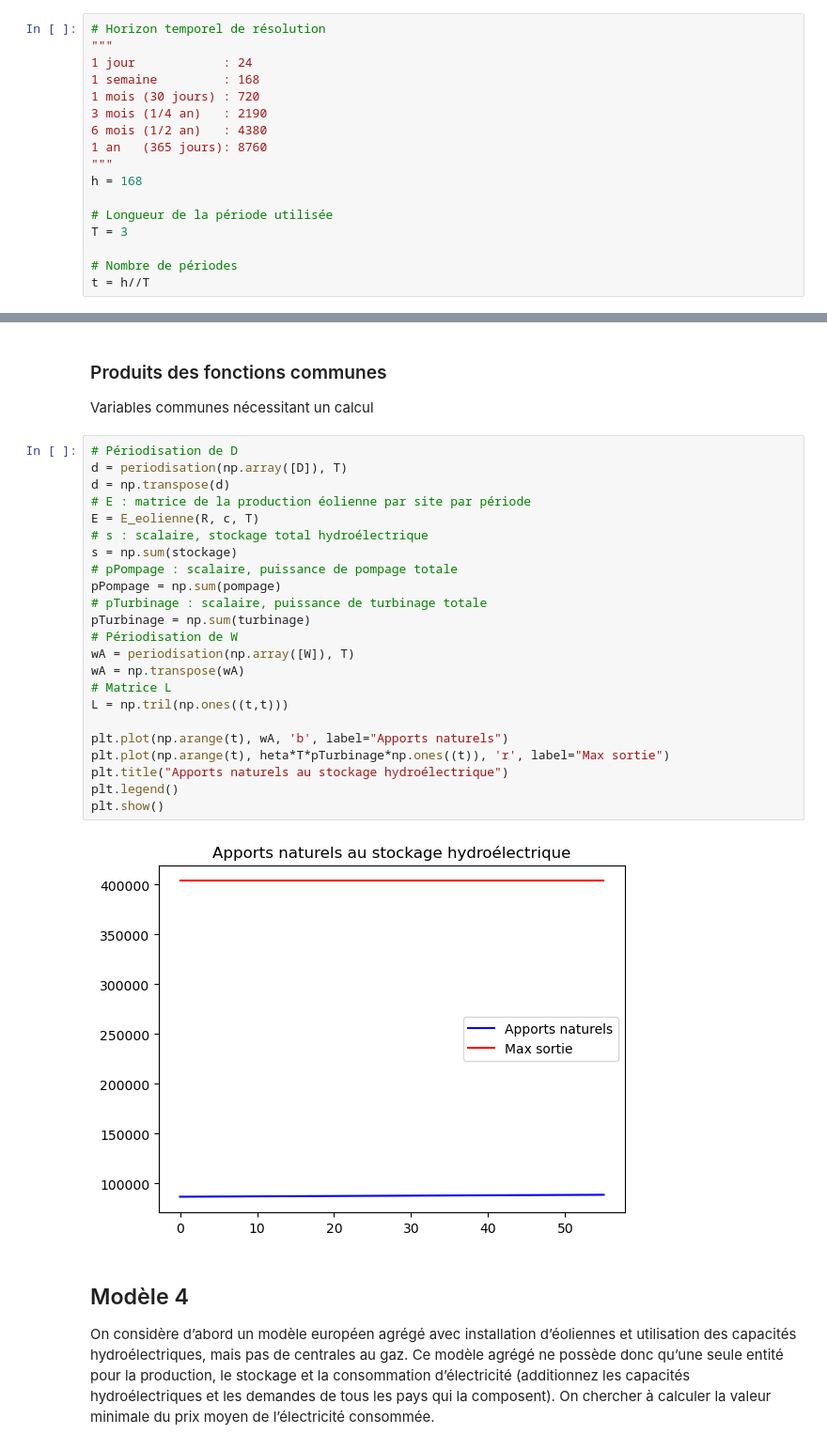
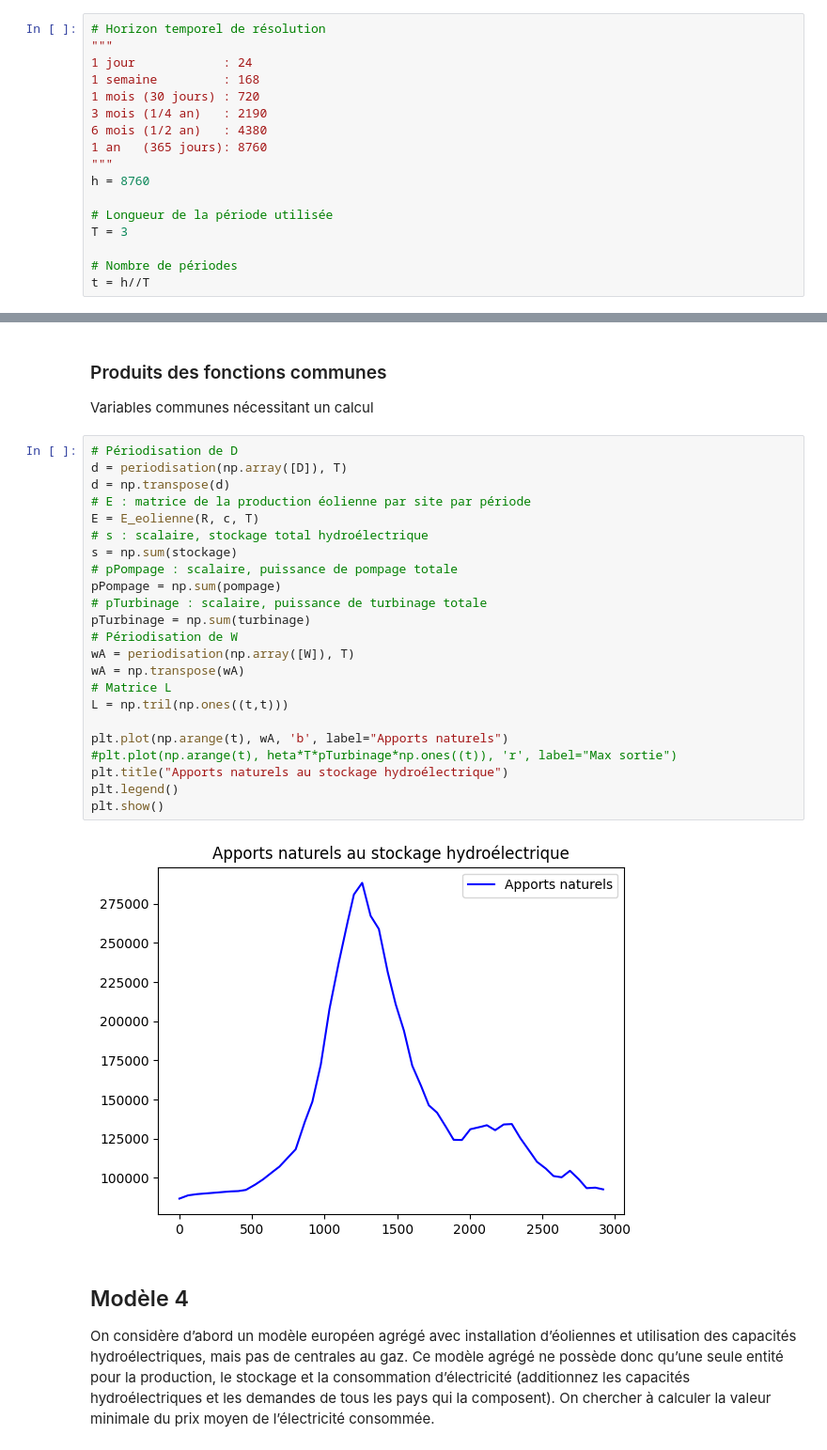
Before and after one commit to igivotron/LINMA1702, a Jupyter notebook: P2/Partie2-LINMA1702.ipynb, the cells around one changed output, grey strips where cells are left out. Shown at 94% size. Cells and saved outputs as stored; diff of their text form.

```diff
--- a/P2/Partie2-LINMA1702.ipynb
+++ b/P2/Partie2-LINMA1702.ipynb
@@ -67,7 +65,7 @@ Water = np.sum(data.getHydroData(), axis=0)
 6 mois (1/2 an)   : 4380
 1 an   (365 jours): 8760
 """
-h = 168
+h = 8760
 
 # Longueur de la période utilisée
 T = 3
@@ -118,28 +116,28 @@ Variables communes nécessitant un calcul
 # %%
 # Périodisation de D
 d = periodisation(np.array([D]), T)
 d = np.transpose(d)
 # E : matrice de la production éolienne par site par période
 E = E_eolienne(R, c, T)
 # s : scalaire, stockage total hydroélectrique
 s = np.sum(stockage)
 # pPompage : scalaire, puissance de pompage totale
 pPompage = np.sum(pompage)
 # pTurbinage : scalaire, puissance de turbinage totale
 pTurbinage = np.sum(turbinage)
 # Périodisation de W
 wA = periodisation(np.array([W]), T)
 wA = np.transpose(wA)
 # Matrice L
 L = np.tril(np.ones((t,t)))
 
 plt.plot(np.arange(t), wA, 'b', label="Apports naturels")
-plt.plot(np.arange(t), heta*T*pTurbinage*np.ones((t)), 'r', label="Max sortie")
+#plt.plot(np.arange(t), heta*T*pTurbinage*np.ones((t)), 'r', label="Max sortie")
 plt.title("Apports naturels au stockage hydroélectrique")
 plt.legend()
 plt.show()
 # %% [output]
-[figure, old version]
+[figure, new version]
 # %% [markdown]
 ## Modèle 4
 On considère d’abord un modèle européen agrégé avec installation d’éoliennes et utilisation des capacités hydroélectriques, mais pas de centrales au gaz. Ce modèle agrégé ne possède donc qu’une seule entité pour la production, le stockage et la consommation d’électricité (additionnez les capacités hydroélectriques et les demandes de tous les pays qui la composent).
```
Also changed, not shown: parts of 15 cells of this notebook.
